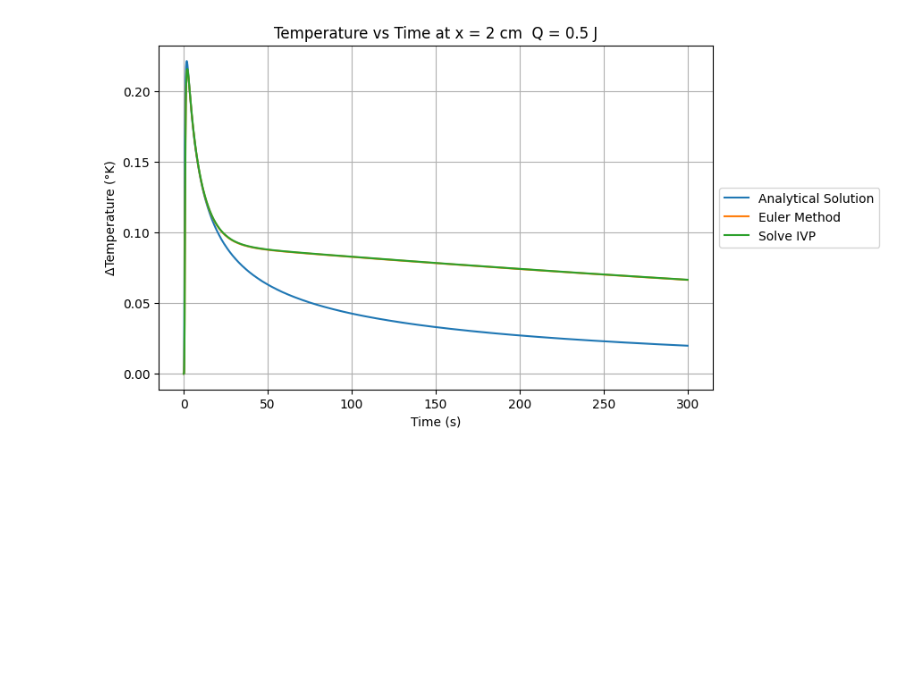
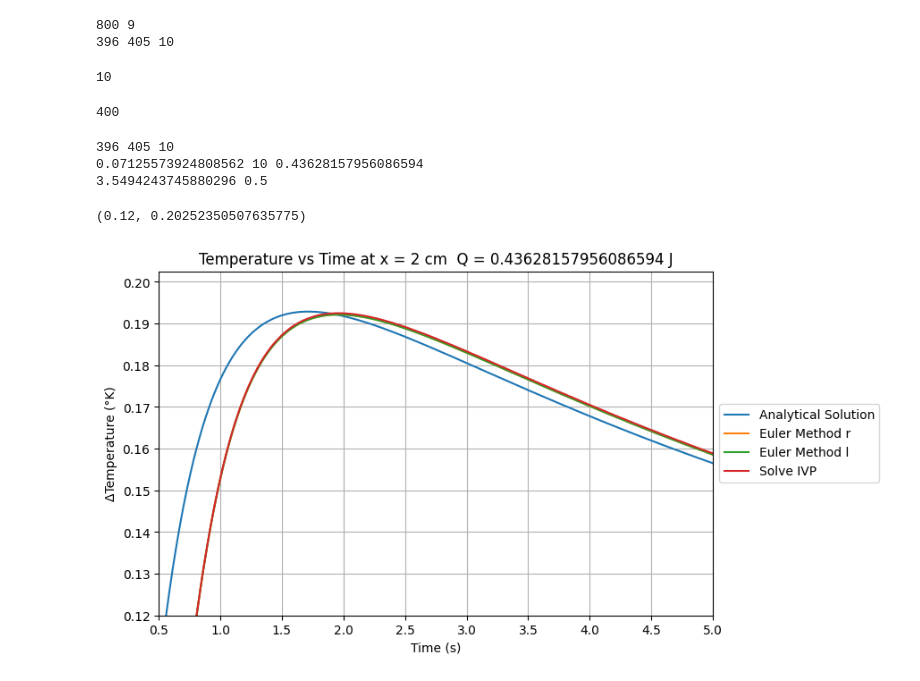
Before and after one commit to yashmohod/Thermal-Diffusion, a Jupyter notebook: Demo.ipynb, the cells around one changed output. Drawn from its saved outputs; the diff is of its cells as text; code cells hidden in the pictures; blank space fills up the shorter version.

Commit message:
heater doubt

```diff
--- a/Demo.ipynb
+++ b/Demo.ipynb
@@ -19,7 +19,7 @@ Experiment Constants
 """
 
 # heat input
-Q = 0.5 #J
+Q = 0.43628157956086594 #J
 
 # thermal conductivity
 kappa = 4.01 # W cm^-1 K^-1
@@ -32,7 +32,7 @@ dx = 0.1# cm
 # delta t
 dt = 0.001 # sec
 # heater length
-heaterLen = 1
+heaterLen = 0.9
 # heat pulse duration
 att = 0.5 #sec
 # energy input set using raw data later
@@ -42,7 +42,7 @@ att = 0.5 #sec
 ROD Conditions
 """
 # length of rod
-rodLen = 80 # cm
+rodLen = 80.1 # cm
 # radius of the cross section area
 a =0.5*(1/8)*2.54  # cm
 # cross section area
@@ -86,8 +86,23 @@ d = 2 # cm
 # %%
 # Euler Method
 y,y_t= TS.EulerMethod(dur,rodLen,dt,dx,kappa,att,atX,heaterLen,bcT,ic,h,heatlossBool,Q,a,s,bcS)
+# %% [output]
+800 9
+396 405 10
+# %%
+405 - 395
+# %% [output]
+10
+# %%
+int(800/2)
+# %% [output]
+400
 # %%
-# Solve IVP Method
+# # Solve IVP Method
 solve_ivp_solution = TS.SolveIVP_Method(dur,rodLen,dt,dx,kappa,att,atX,heaterLen,bcT,ic,h,heatlossBool,Q,a,s,bcS)
+# %% [output]
+396 405 10
+0.07125573924808562 10 0.43628157956086594
+3.5494243745880296 0.5
 # %%
 # Analytical Solution
@@ -95,18 +110,22 @@ ana,ana_t = TS.anaMet(Q,A,kappa,s,dur,d,h,a,True,0,dt)
 # %%
 # Plot Scale
 scale = 1
 
 plt.figure(figsize=(8*scale, 5*scale))
-
+ana,ana_t = TS.anaMet(Q,A,kappa,s,dur,d,h,a,heatlossBool,0,dt)
 plt.plot(ana_t,ana,label = 'Analytical Solution')
-plt.plot(y_t,y[int((atX/dx)+(d)/dx),:],label = 'Euler Method')
-plt.plot(solve_ivp_solution.t,solve_ivp_solution.y[int((atX/dx)+(d)/dx)],label = 'Solve IVP')
+plt.plot(y_t,y[int((atX/dx)+(d)/dx),:],label = 'Euler Method r')
+plt.plot(y_t,y[int((atX/dx)-(d)/dx),:],label = 'Euler Method l')
+plt.plot(solve_ivp_solution.t,solve_ivp_solution.y[int((atX/dx)-(d)/dx)],label = 'Solve IVP')
 
 
 plt.legend(loc='center left', bbox_to_anchor=(1, 0.5))
 plt.xlabel("Time (s)")
 plt.ylabel("ΔTemperature (°K)")
 plt.title("Temperature vs Time at x = "+str(d)+" cm  Q = "+str(Q)+" J")
 plt.grid()
+plt.xlim(0.5,5)
+plt.ylim(0.12)
 # %% [output]
+(0.12, 0.20252350507635775)
-[figure, old version]
+[figure, new version]
```
Also changed, not shown: parts of 1 cell of this notebook, 1 other file.
